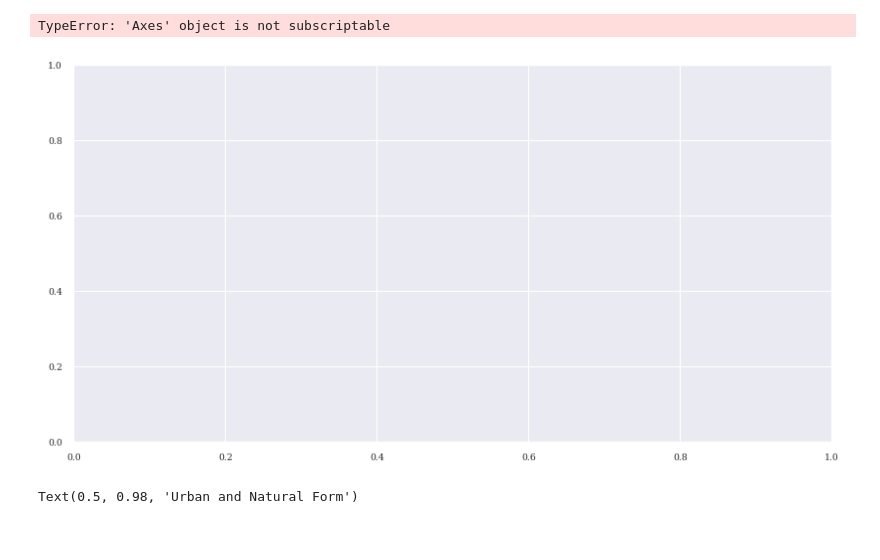
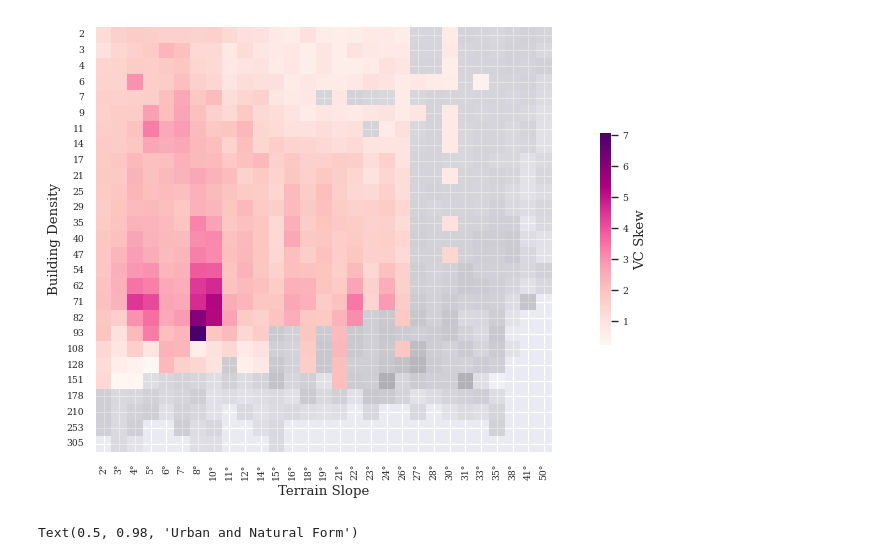
Before and after one commit to AdamSwietek/LUP_VisualCapital, a Jupyter notebook: notebooks/explore_vc/2_spatial_distribution.ipynb, the cells around one changed output. Cells and saved outputs as stored; diff of their text form; code cells hidden in the pictures.

```diff
--- a/notebooks/explore_vc/2_spatial_distribution.ipynb
+++ b/notebooks/explore_vc/2_spatial_distribution.ipynb
@@ -53,18 +58,19 @@ plt.rcParams['svg.fonttype'] = 'none'
 # %%
 fig, (axes) = plt.subplots(1,1, figsize = (10,5), sharex=True, sharey=True)
 
 Xcount = dataset.groupby(['slope_bin','bdensity_bin'])['nabr_avg_pred'].count().unstack()
 X_vc = dataset.groupby(['slope_bin','bdensity_bin'])['nabr_avg_pred'].skew().unstack()
 
 thr = 1000
 
-plot_heat(X_vc[Xcount <= thr].T,'Greys', '', axes[0], .25, False)
-plot_heat(X_vc[Xcount > thr].T,'magma', '', axes[0], 1, True)
+plot_heat(X_vc[Xcount <= thr].T,'Greys', '', axes, .25, False)
+plot_heat(X_vc[Xcount > thr].T,'RdPu', '', axes, 1, True)
 
 plt.tight_layout()
+
+plt.savefig('../../figs/06_urban_nat_form.jpg', dpi = 300)
 # %% [output]
-TypeError: 'Axes' object is not subscriptable
-[figure, old version]
+[figure, new version]
 # %%
 fig, (axes) = plt.subplots(2,2, figsize = (10,10), sharex=True, sharey=True)
 
```
Also changed, not shown: parts of 5 cells of this notebook, 26 other files.
